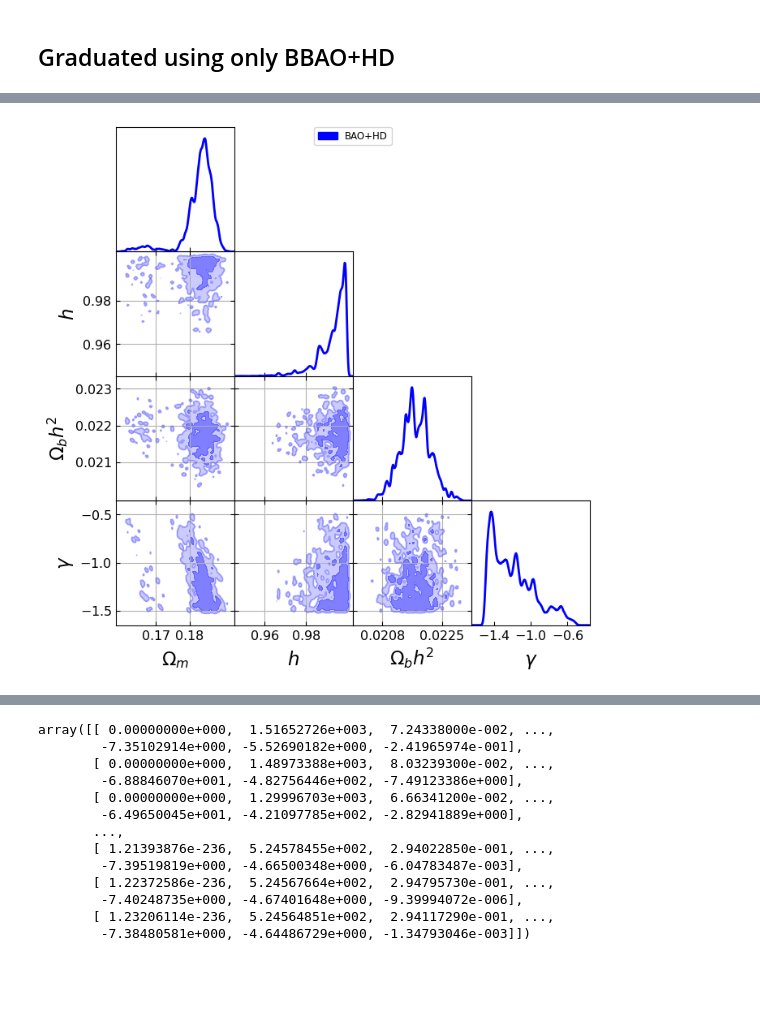
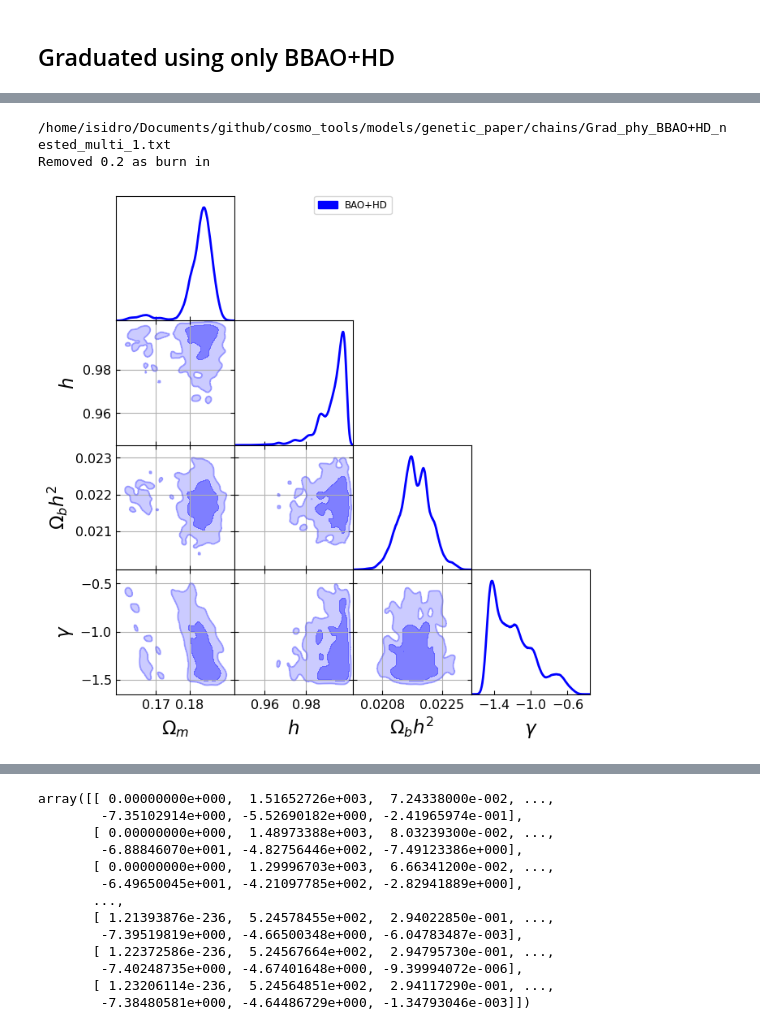
Before and after one commit to igomezv/cosmo_tools, a Jupyter notebook: models/genetic_paper/plots.ipynb, the cells around one changed output, grey strips where cells are left out. Saved outputs shown, nothing was run; the diff lists cells and outputs as text; code cells hidden in the pictures; blank space fills up the shorter version.

```diff
--- a/models/genetic_paper/plots.ipynb
+++ b/models/genetic_paper/plots.ipynb
@@ -507,7 +507,7 @@ Text(0, 0.5, '$\\psi$')
 ## Graduated using only BBAO+HD
 # %%
 g= plots.getSubplotPlotter(chain_dir = dir_name,width_inch=7,
-                            analysis_settings={'smooth_scale_2D': 0.1, 'smooth_scale_1D': 0.1, 'ignore_rows': 0.1})
+                            analysis_settings={'smooth_scale_2D': 0.2, 'smooth_scale_1D': 0.2, 'ignore_rows': 0.2})
 g.settings.axes_fontsize = 15
 g.settings.lab_fontsize = 20
 g.settings.colorbar_axes_fontsize=20
@@ -546,4 +546,6 @@ WARNING:root:fine_bins_2D not large enough for optimal density: Om, h
+/home/isidro/Documents/github/cosmo_tools/models/genetic_paper/chains/Grad_phy_BBAO+HD_nested_multi_1.txt
+Removed 0.2 as burn in
-[figure, old version]
+[figure, new version]
 # %%
 fig = plt.figure(figsize=(10, 10))
 ax = fig.add_subplot(111)
```
Also changed, not shown: parts of 3 cells of this notebook.
